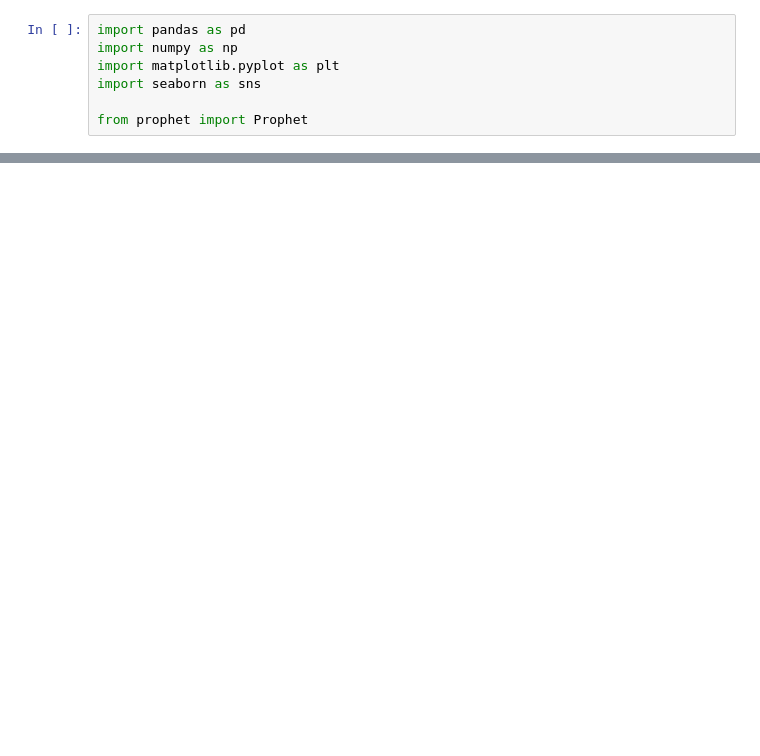
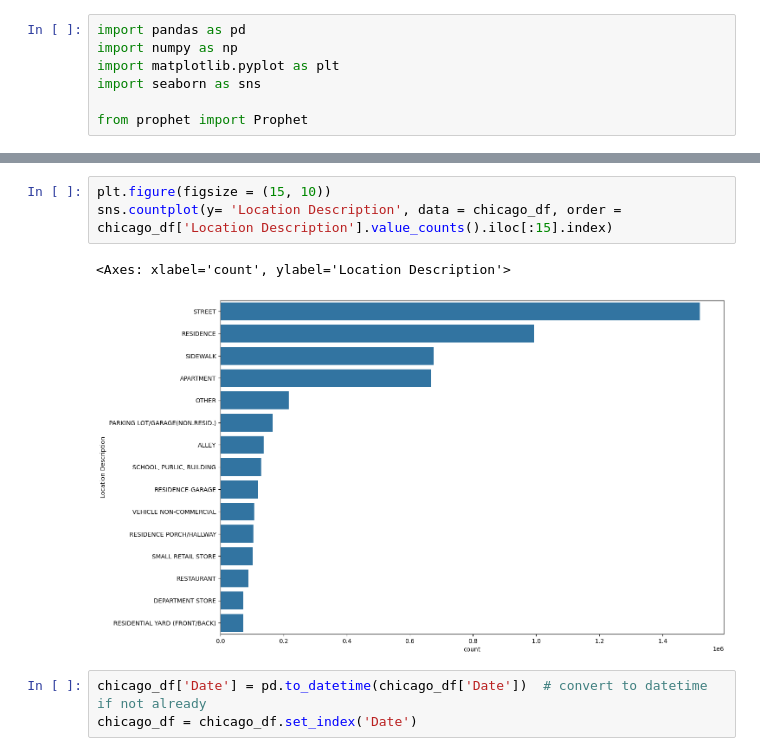
Before and after one commit to iAadiDev/ML_P03_PTS_Chicago-Crime-Rate, a Jupyter notebook: ML_P03_PTS_Chicago-Crime-Rate.ipynb, the cells around one changed output, grey strips where cells are left out. Cells and saved outputs as stored; diff of their text form; blank space fills up the shorter version.

```diff
--- a/ML_P03_PTS_Chicago-Crime-Rate.ipynb
+++ b/ML_P03_PTS_Chicago-Crime-Rate.ipynb
@@ -13,0 +163,9 @@ TypeError: read_csv() got an unexpected keyword argument 'error_bad_lines'
+# %%
+plt.figure(figsize = (15, 10))
+sns.countplot(y= 'Location Description', data = chicago_df, order = chicago_df['Location Description'].value_counts().iloc[:15].index)
+# %% [output]
+<Axes: xlabel='count', ylabel='Location Description'>
+[figure, added]
+# %%
+chicago_df['Date'] = pd.to_datetime(chicago_df['Date'])  # convert to datetime if not already
+chicago_df = chicago_df.set_index('Date')
```
Also changed, not shown: parts of 29 cells of this notebook.
